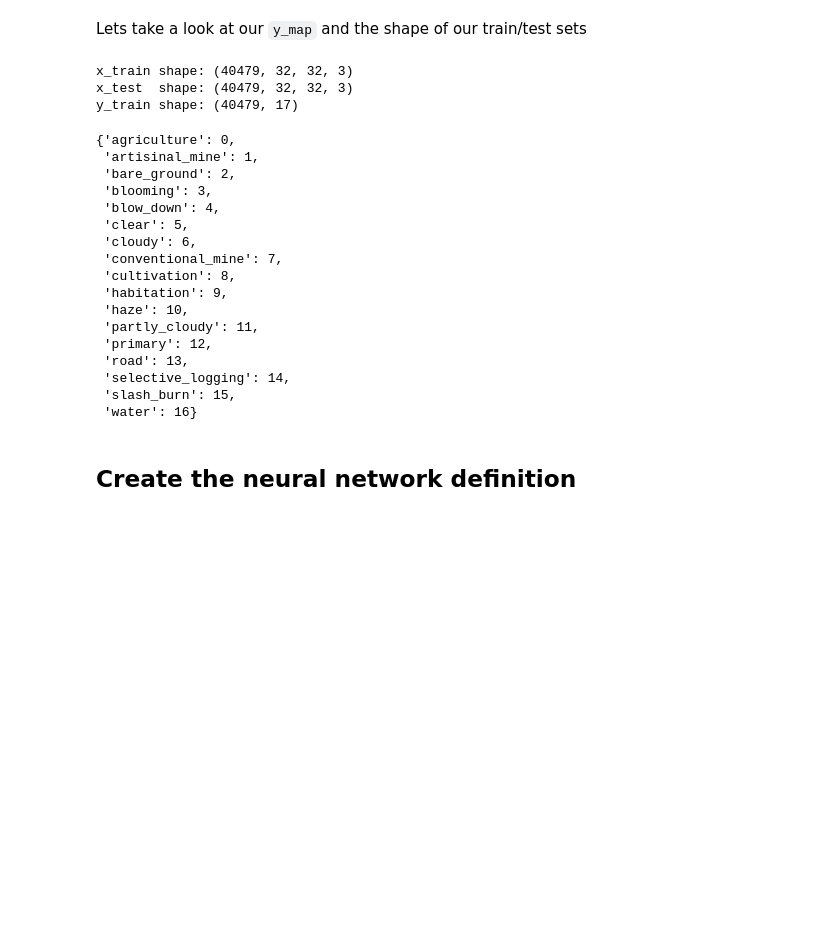
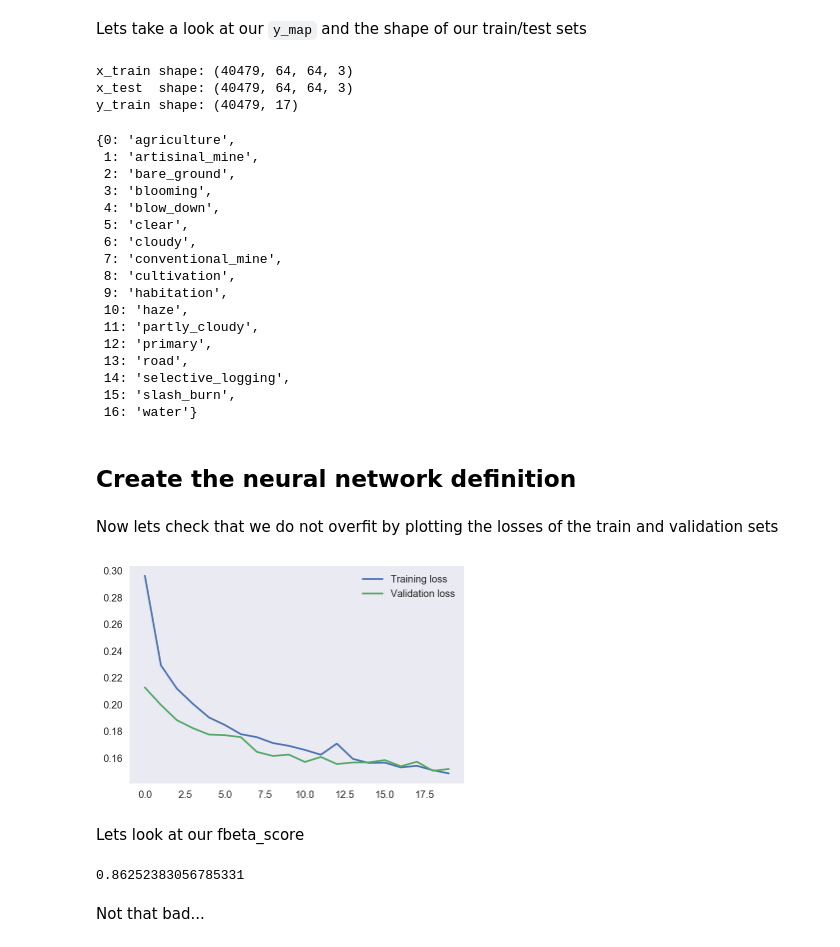
Before and after one commit to EKami/planet-amazon-deforestation, a Jupyter notebook: notebooks/amazon_forest_notebook.ipynb, the cells around one changed output. Cells and saved outputs as stored; diff of their text form; code cells hidden in the pictures; blank space fills up the shorter version.

Commit message:
Update Keras classifier

```diff
--- a/notebooks/amazon_forest_notebook.ipynb
+++ b/notebooks/amazon_forest_notebook.ipynb
@@ -75,8 +95,13 @@ for i, (image_name, label) in enumerate(zip(images_title, labels_set)):
+# %%
+img_resize = (64, 64) # The resize size of each image
+epochs = 20
+batch_size = 512
 # %% [markdown]
 # Data preprocessing
 Preprocess the data in order to fit it into the Keras model
 # %%
-x_train, x_test, y_train, y_map = data_helper.preprocess_data(train_jpeg_dir, test_jpeg_dir, train_csv_file)
+x_train, x_test, y_train, y_map, x_test_filename = data_helper.preprocess_data(train_jpeg_dir, test_jpeg_dir,
+                                                                               train_csv_file, img_resize)
 # %% [output]
 Transforming train data to matrices...
 Transforming test data to matrices...
@@ -89,25 +114,47 @@ print("x_test  shape: {}".format(x_train.shape))
 print("y_train shape: {}".format(y_train.shape))
 y_map
 # %% [output]
-x_train shape: (40479, 32, 32, 3)
-x_test  shape: (40479, 32, 32, 3)
+x_train shape: (40479, 64, 64, 3)
+x_test  shape: (40479, 64, 64, 3)
 y_train shape: (40479, 17)
-{'agriculture': 0,
- 'artisinal_mine': 1,
- 'bare_ground': 2,
- 'blooming': 3,
- 'blow_down': 4,
- 'clear': 5,
- 'cloudy': 6,
- 'conventional_mine': 7,
- 'cultivation': 8,
- 'habitation': 9,
- 'haze': 10,
- 'partly_cloudy': 11,
- 'primary': 12,
- 'road': 13,
- 'selective_logging': 14,
- 'slash_burn': 15,
- 'water': 16}
+{0: 'agriculture',
+ 1: 'artisinal_mine',
+ 2: 'bare_ground',
+ 3: 'blooming',
+ 4: 'blow_down',
+ 5: 'clear',
+ 6: 'cloudy',
+ 7: 'conventional_mine',
+ 8: 'cultivation',
+ 9: 'habitation',
+ 10: 'haze',
+ 11: 'partly_cloudy',
+ 12: 'primary',
+ 13: 'road',
+ 14: 'selective_logging',
+ 15: 'slash_burn',
+ 16: 'water'}
 # %% [markdown]
 ## Create the neural network definition
+# %%
+classifier = AmazonKerasClassifier()
+classifier.add_conv_layer(img_resize)
+classifier.add_flatten_layer()
+classifier.add_ann_layer(len(y_map))
+train_losses, val_losses, fbeta_score = classifier.train_model(x_train, y_train, epochs, batch_size, train_callbacks=[TQDMNotebookCallback()])
+# %% [markdown]
+Now lets check that we do not overfit by plotting the losses of the train and validation sets
+# %%
+plt.plot(train_losses, label='Training loss')
+plt.plot(val_losses, label='Validation loss')
+plt.legend();
+# %% [output]
+[figure, added]
+# %% [markdown]
+Lets look at our fbeta_score
+# %%
+fbeta_score
+# %% [output]
+0.86252383056785331
+# %% [markdown]
+Not that bad...
```
Also changed, not shown: parts of 15 cells of this notebook, 4 other files.
